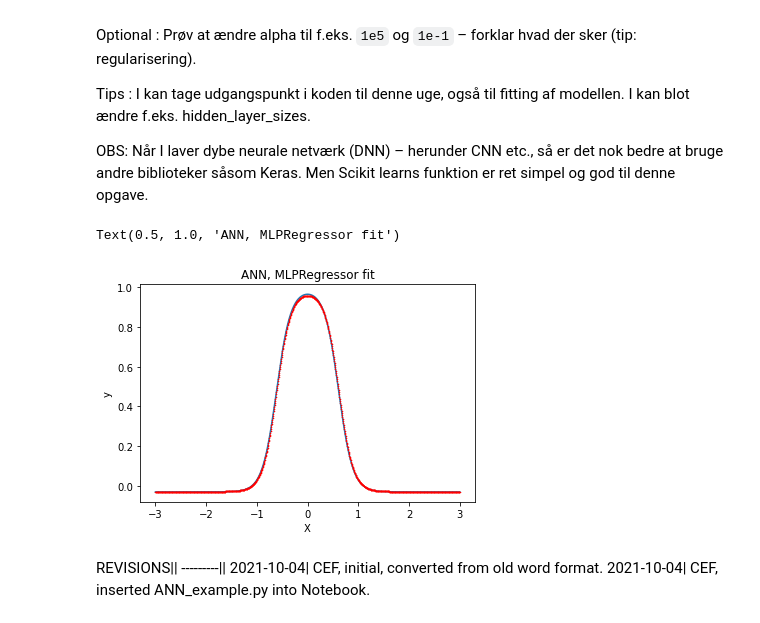
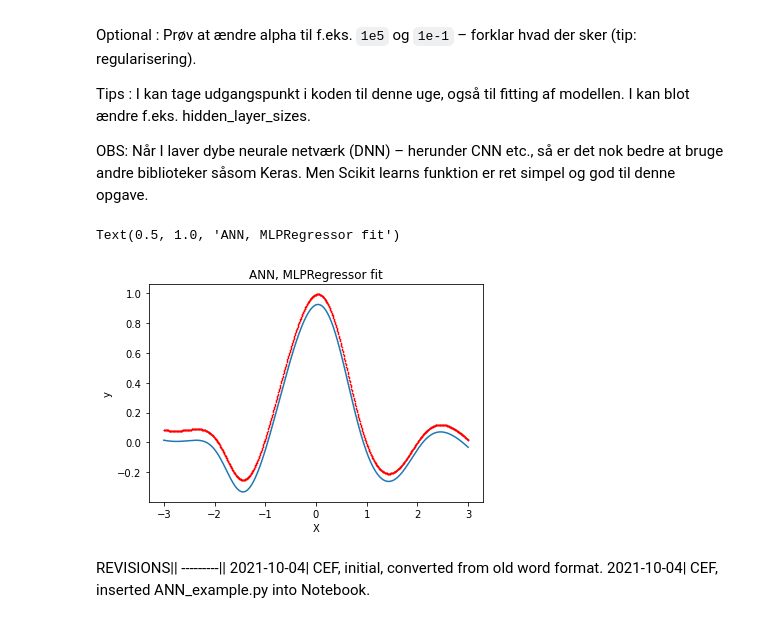
Before and after one commit to MariusHBovbjerg/MAL-opgaver, a Jupyter notebook: Opgaver/L6-opgave/ANN.ipynb, the cells around one changed output. Drawn from its saved outputs; the diff is of its cells as text; code cells hidden in the pictures.

```diff
--- a/Opgaver/L6-opgave/ANN.ipynb
+++ b/Opgaver/L6-opgave/ANN.ipynb
@@ -74,7 +78,7 @@ X = X.reshape(-1,1) # Scikit-algoritmer kræver (:,1)-format
 
 #%% fit model
 mlp = MLPRegressor(activation = 'tanh',    # aktiveringsfunktion
-                   hidden_layer_sizes = 2, # antal skjulte neuroner
+                   hidden_layer_sizes = 5, # antal skjulte neuroner
                    alpha = 1e-5,           # regulariseringsparameter, her meget lille
                    solver = 'lbfgs',       # quasi-Newton solver
                    max_iter=1000,
@@ -137,15 +144,16 @@ OBS: Når I laver dybe neurale netværk (DNN) – herunder CNN etc., så er det
 # %%
 # TODO: ANN implemetation..
 
-yplot = -0.51 * np.tanh(-3.56 * X - 2.18) + 0.51 * np.tanh(-3.57 * X + 2.18) - 0.03
+yplot = y = 0.65 * np.tanh(-2.27 * X - 3.87) - 4.03 * np.tanh(0.11 * X - 0.11) - 1.28 * np.tanh(1.6 * X -0.9) - 2.86 * np.tanh(-0.66 * X - 0.44) + 0.47 * np.tanh(1.8 * X + -3.38) - 0.5
+
 plt.plot(X ,yplot)
 plt.plot(X, mlp.predict(X), 'rx', ms=1)
 plt.xlabel('X')
 plt.ylabel('y')
 plt.title("ANN, MLPRegressor fit")
 # %% [output]
 Text(0.5, 1.0, 'ANN, MLPRegressor fit')
-[figure, old version]
+[figure, new version]
 # %% [markdown]
 REVISIONS||
 ---------||
```
Also changed, not shown: parts of 2 cells of this notebook.
